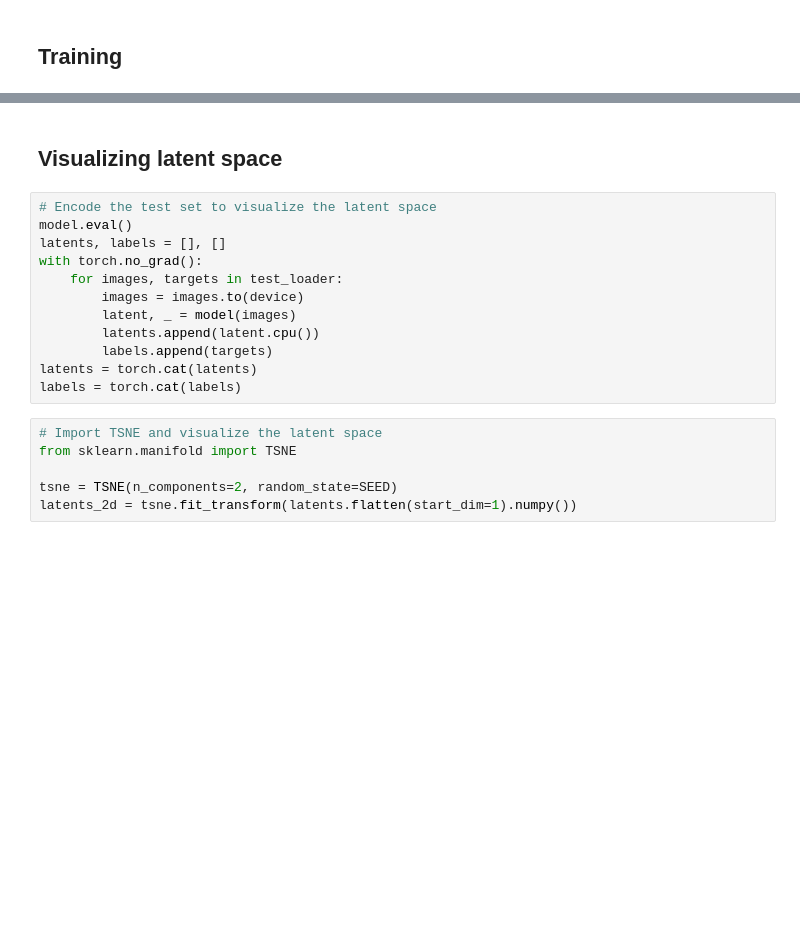
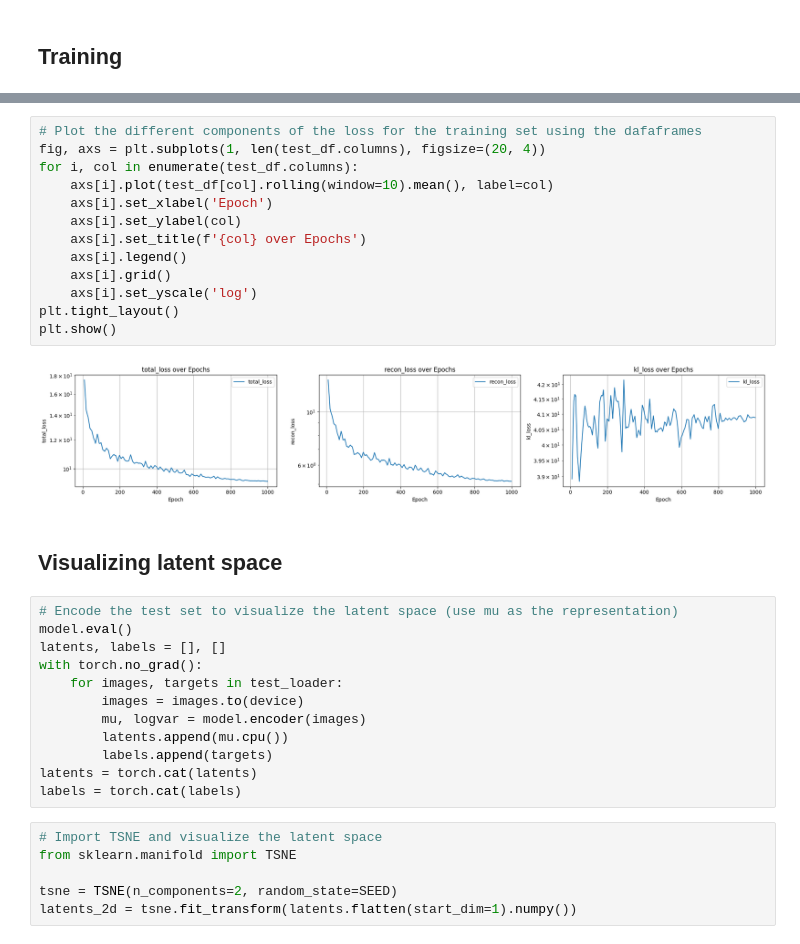
Before and after one commit to GabrielePintus/PreimageCounterfactualSampling, a Jupyter notebook: 1.2 - Training the AE.ipynb, the cells around one changed output, grey strips where cells are left out. Cells and saved outputs as stored; diff of their text form; blank space fills up the shorter version.

```diff
--- a/1.2 - Training the AE.ipynb
+++ b/1.2 - Training the AE.ipynb
@@ -126,14 +141,29 @@ Final Test loss: 0.003420312120579183
+# %%
+# Plot the different components of the loss for the training set using the dafaframes
+fig, axs = plt.subplots(1, len(test_df.columns), figsize=(20, 4))
+for i, col in enumerate(test_df.columns):
+    axs[i].plot(test_df[col].rolling(window=10).mean(), label=col)
+    axs[i].set_xlabel('Epoch')
+    axs[i].set_ylabel(col)
+    axs[i].set_title(f'{col} over Epochs')
+    axs[i].legend()
+    axs[i].grid()
+    axs[i].set_yscale('log')
+plt.tight_layout()
+plt.show()
+# %% [output]
+[figure, added]
 # %% [markdown]
 ## Visualizing latent space
 # %%
-# Encode the test set to visualize the latent space
+# Encode the test set to visualize the latent space (use mu as the representation)
 model.eval()
 latents, labels = [], []
 with torch.no_grad():
     for images, targets in test_loader:
         images = images.to(device)
-        latent, _ = model(images)
-        latents.append(latent.cpu())
+        mu, logvar = model.encoder(images)
+        latents.append(mu.cpu())
         labels.append(targets)
 latents = torch.cat(latents)
 labels = torch.cat(labels)
```
Also changed, not shown: parts of 10 cells of this notebook, 8 other files.
